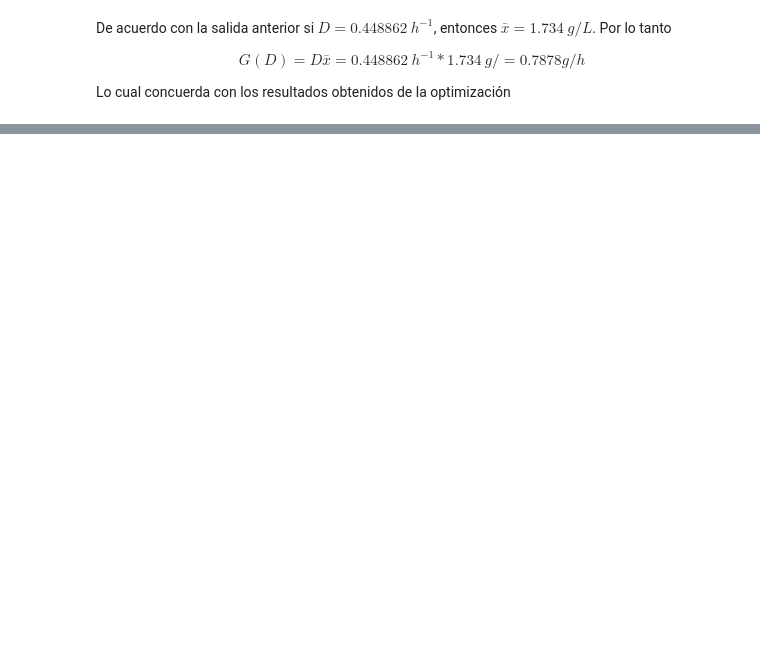
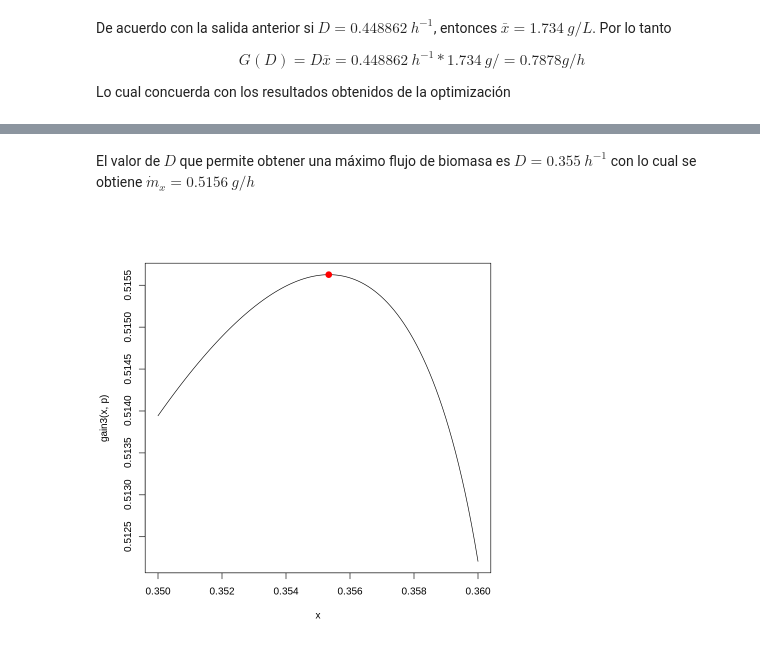
Before and after one commit to JuanM-GG/sistemas-dinamicos-R, a Jupyter notebook: modulo8_reactor_bioquimico.ipynb, the cells around one changed output, grey strips where cells are left out. Saved outputs shown, nothing was run; the diff lists cells and outputs as text; code cells hidden in the pictures; blank space fills up the shorter version.

```diff
--- a/modulo8_reactor_bioquimico.ipynb
+++ b/modulo8_reactor_bioquimico.ipynb
@@ -416,0 +479,6 @@ Lo cual concuerda con los resultados obtenidos de la optimización
+# %%
+# función auxiliar para la optimización
+gain4 <- function(x) {
+  out <- gain3(p = p,x)
+  return(-out)
+}
@@ -416,0 +495,9 @@ Lo cual concuerda con los resultados obtenidos de la optimización
+# %% [markdown]
+El valor de $D$ que permite obtener una máximo flujo de biomasa es $D = 0.355\ h^{-1}$ con lo cual se obtiene $\dot{m}_x = 0.5156\ g/h$
+# %%
+# mostrar resultados
+x <- seq(0.35,0.36,len=100)
+plot(x, gain3(x, p), type = "l")
+points(sol2$minimum, -sol2$objective, pch = 20, col = "red", cex = 2)
+# %% [output]
+[figure, added]
```
Also changed, not shown: parts of 32 cells of this notebook.
